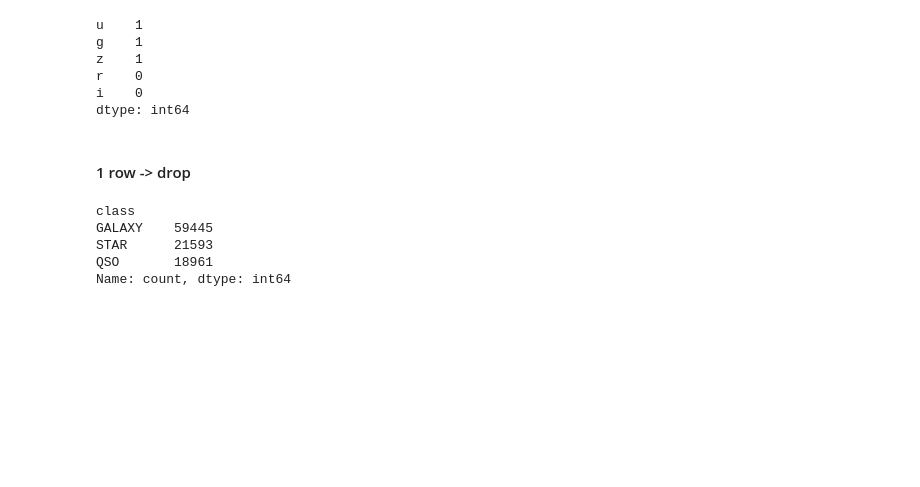
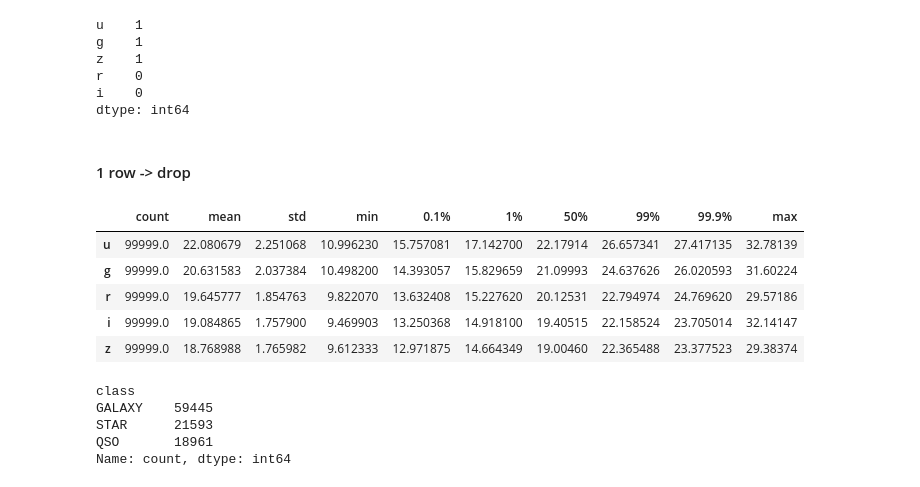
Before and after one commit to Handras18/Stellar-Classification, a Jupyter notebook: 01_eda.ipynb, the cells around one changed output. Cells and saved outputs as stored; diff of their text form; code cells hidden in the pictures; blank space fills up the shorter version.

```diff
--- a/01_eda.ipynb
+++ b/01_eda.ipynb
@@ -123,6 +123,15 @@ dtype: int64
 #### 1 row -> drop
 # %%
 df = df[df['u'] != -9999].reset_index(drop=True)
+# %%
+df[['u','g','r','i','z']].describe(percentiles=[.001,.01,.99,.999]).T
+# %% [output]
+|  | count | mean | std | min | 0.1% | 1% | 50% | 99% | 99.9% | max |
+| u | 99999.0 | 22.080679 | 2.251068 | 10.996230 | 15.757081 | 17.142700 | 22.17914 | 26.657341 | 27.417135 | 32.78139 |
+| g | 99999.0 | 20.631583 | 2.037384 | 10.498200 | 14.393057 | 15.829659 | 21.09993 | 24.637626 | 26.020593 | 31.60224 |
+| r | 99999.0 | 19.645777 | 1.854763 | 9.822070 | 13.632408 | 15.227620 | 20.12531 | 22.794974 | 24.769620 | 29.57186 |
+| i | 99999.0 | 19.084865 | 1.757900 | 9.469903 | 13.250368 | 14.918100 | 19.40515 | 22.158524 | 23.705014 | 32.14147 |
+| z | 99999.0 | 18.768988 | 1.765982 | 9.612333 | 12.971875 | 14.664349 | 19.00460 | 22.365488 | 23.377523 | 29.38374 |
 # %%
 df["class"].value_counts()
 # %% [output]
```
Also changed, not shown: parts of 4 cells of this notebook.
